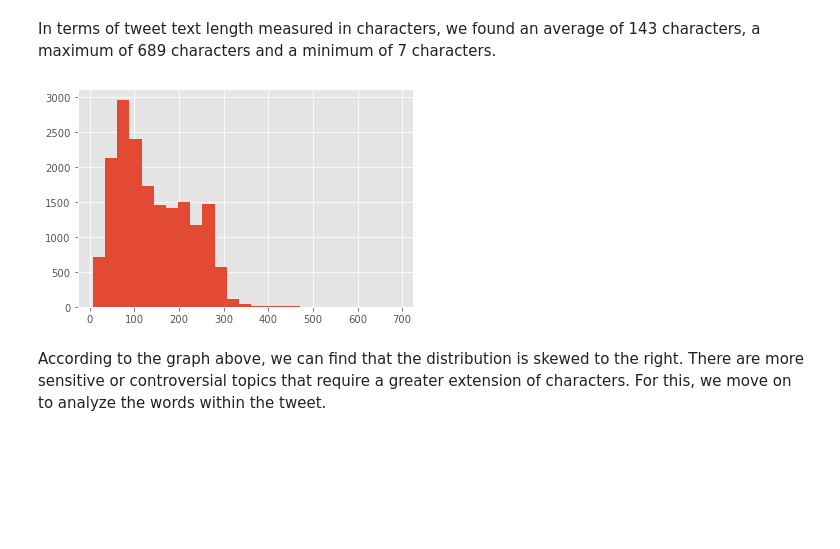
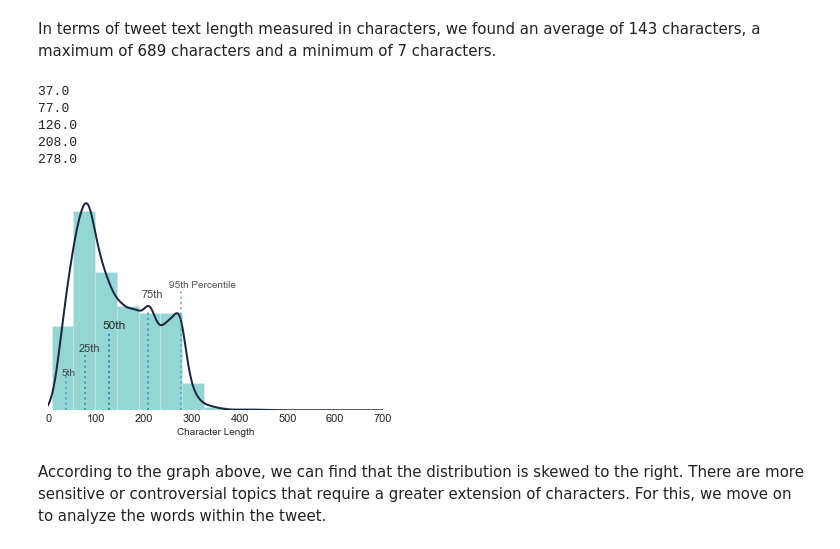
Before and after one commit to GDLPLearning/Sentiment-Analysis-for-the-MDP, a Jupyter notebook: notebooks/Exploratory/3-exploring-data.ipynb, the cells around one changed output. Saved outputs shown, nothing was run; the diff lists cells and outputs as text; code cells hidden in the pictures; blank space fills up the shorter version.

```diff
--- a/notebooks/Exploratory/3-exploring-data.ipynb
+++ b/notebooks/Exploratory/3-exploring-data.ipynb
@@ -74,11 +87,75 @@ max        689.000000
 Name: full_text, dtype: float64
 # %% [markdown]
 In terms of tweet text length measured in characters, we found an average of 143 characters, a maximum of 689 characters and a minimum of 7 characters.
-# %%
-df_tweets['full_text'].str.len().mean() # shows the average length of the tweets
-plt.hist(df_tweets['full_text'].str.len(),bins=25); # shows the histogram of the length of the tweets
-# %% [output]
-[figure, removed]
+# %%
+full_text_char = df_tweets['full_text'].str.len()
+# %%
+print(full_text_char.quantile(0.05))
+print(full_text_char.quantile(0.25))
+print(full_text_char.quantile(0.5))
+print(full_text_char.quantile(0.75))
+print(full_text_char.quantile(0.95))
+# %% [output]
+37.0
+77.0
+126.0
+208.0
+278.0
+# %%
+fig, ax = plt.subplots(figsize = (6,4))
+
+
+# Plot
+    # Plot histogram
+full_text_char.plot(kind = "hist", density = True, alpha = 0.65, bins = 15,color='#5BC0BE') # change density to true, because KDE uses density
+
+full_text_char.plot(kind = "kde",color='#1C2541')
+
+# Calculate percentiles
+quant_5, quant_25, quant_50, quant_75, quant_95 = full_text_char.quantile(0.05), full_text_char.quantile(0.25), full_text_char.quantile(0.5), full_text_char.quantile(0.75), full_text_char.quantile(0.95)
+# [quantile, opacity, length]
+quants = [[quant_5, 0.6, 0.16], [quant_25, 0.8, 0.26], [quant_50, 1, 0.36],  [quant_75, 0.8, 0.46], [quant_95, 0.6, 0.56]]
+# Plot the lines with a loop
+for i in quants:
+    ax.axvline(i[0], alpha = i[1], ymax = i[2], linestyle = ":")
+# Text on the lines
+ax.text(quant_5-10, 0.001, "5th", size = 10, alpha = 0.8)
+ax.text(quant_25-13, 0.0017, "25th", size = 11, alpha = 0.85)
+ax.text(quant_50-13, 0.0024, "50th", size = 12, alpha = 1)
+ax.text(quant_75-13, 0.0033, "75th", size = 11, alpha = 0.85)
+ax.text(quant_95-25, 0.0036, "95th Percentile", size = 10, alpha =.8)
+
+
+# X #
+ax.set_xlabel("Character Length",size = 10)
+ax.set_xlim(0, 700)
+
+# Y #
+#ax.set_ylim(0, 1)
+
+# Overall #
+#ax.set_title("Character Length Distribution",size=14, pad=20)
+
+# Remove y ticks
+ax.set_yticks([])
+    # Relabel the axis as "Frequency"
+ax.set_ylabel("")
+
+# Later in the code
+ax.grid(False)
+ax.set_facecolor('xkcd:white')
+
+plt.style.use("bmh")
+
+# Remove ticks and spines
+ax.tick_params(left = False, bottom = False)
+for ax, spine in ax.spines.items():
+    spine.set_visible(False)
+
+
+plt.show()
+# %% [output]
+[figure, added]
 # %% [markdown]
 According to the graph above, we can find that the distribution is skewed to the right. There are more sensitive or controversial topics that require a greater extension of characters. For this, we move on to analyze the words within the tweet.
 # %%
```
Also changed, not shown: parts of 22 cells of this notebook, 4 other files.
